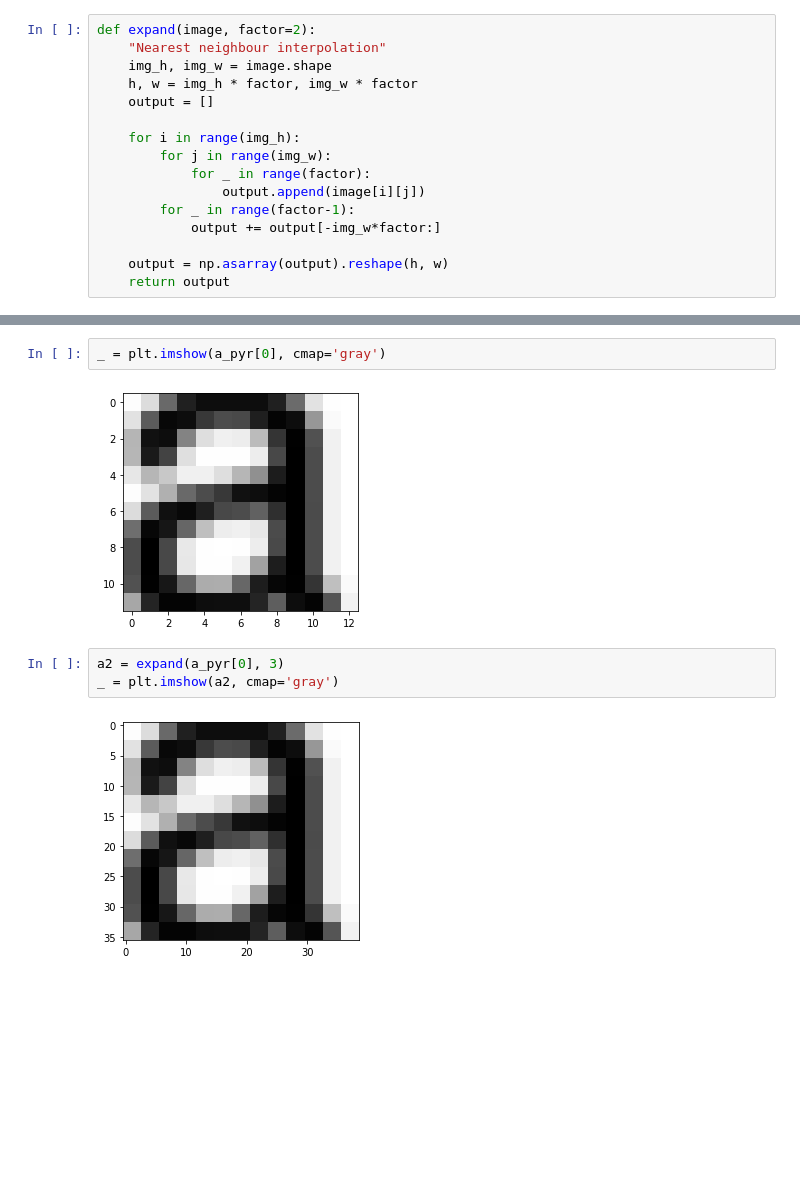
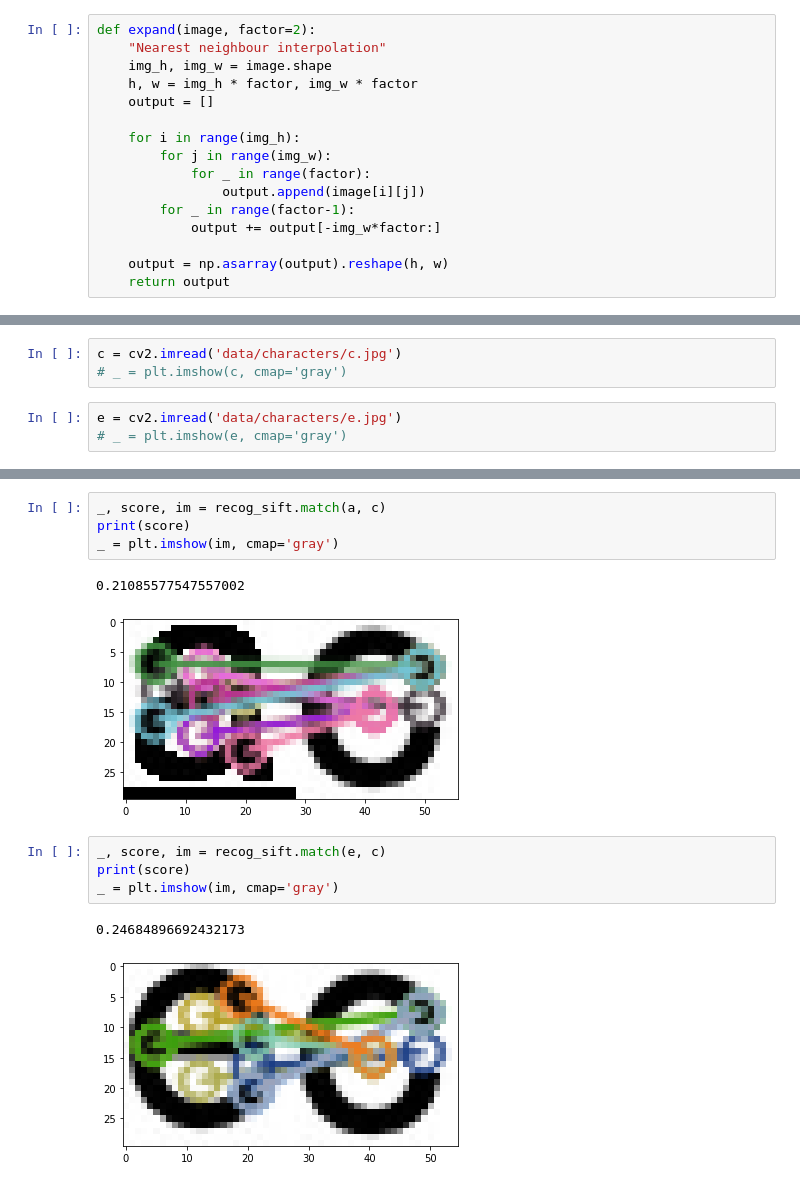
Before and after one commit to vinaykudari/ub, a Jupyter notebook: spring-22/CSE573-CVIP/OCR/notebook.ipynb, the cells around one changed output, grey strips where cells are left out. Saved outputs shown, nothing was run; the diff lists cells and outputs as text; blank space fills up the shorter version.

```diff
--- a/spring-22/CSE573-CVIP/OCR/notebook.ipynb
+++ b/spring-22/CSE573-CVIP/OCR/notebook.ipynb
@@ -233,0 +219,6 @@ a_pyr = gaussian_pyramid(image=a, n=2)
+# %%
+c = cv2.imread('data/characters/c.jpg')
+# _ = plt.imshow(c, cmap='gray')
+# %%
+e = cv2.imread('data/characters/e.jpg')
+# _ = plt.imshow(e, cmap='gray')
@@ -238,9 +239,14 @@ _ = plt.imshow(a, cmap='gray')
 # %%
-_ = plt.imshow(a_pyr[0], cmap='gray')
+_, score, im = recog_sift.match(a, c)
+print(score)
+_ = plt.imshow(im, cmap='gray')
 # %% [output]
+0.21085577547557002
-[figure, old version]
+[figure, new version]
-# %%
-a2 = expand(a_pyr[0], 3)
-_ = plt.imshow(a2, cmap='gray')
-# %% [output]
-[figure, removed]
+# %%
+_, score, im = recog_sift.match(e, c)
+print(score)
+_ = plt.imshow(im, cmap='gray')
+# %% [output]
+0.24684896692432173
+[figure, added]
```
Also changed, not shown: parts of 17 cells of this notebook.
